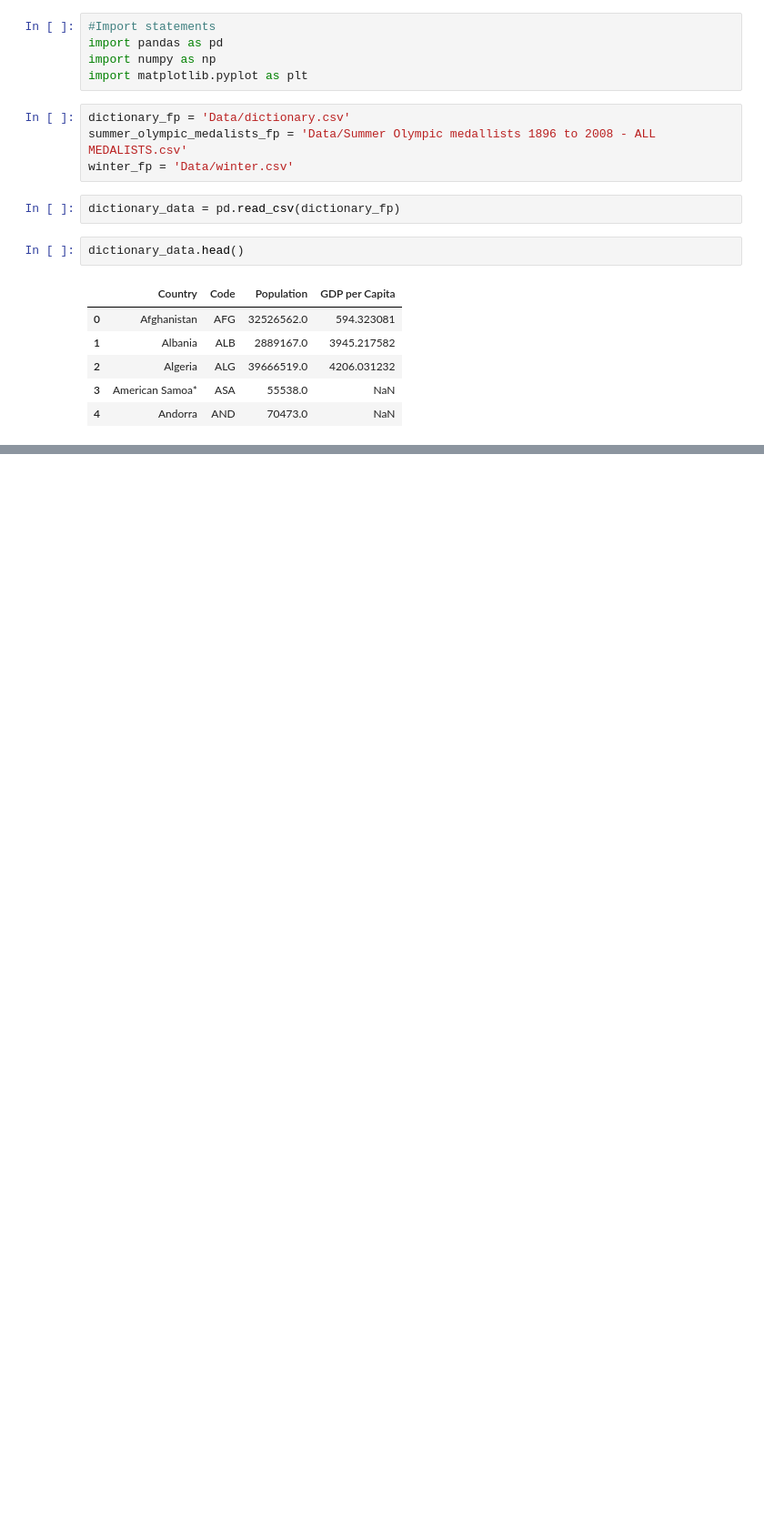
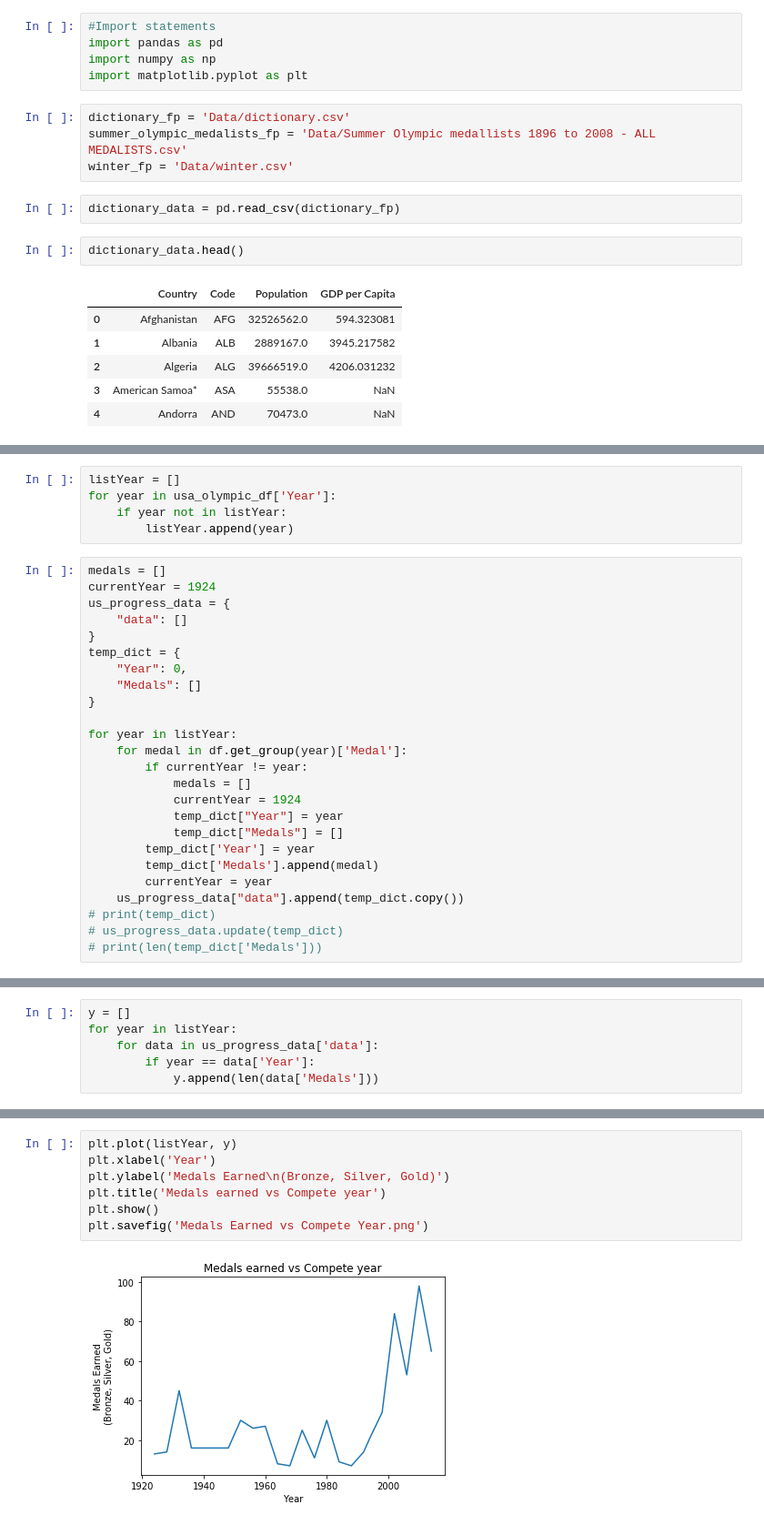
Before and after one commit to brittney-joyce/Olympic-Data-Analysis, a Jupyter notebook: main-notebook.ipynb, the cells around one changed output, grey strips where cells are left out. Shown: that part at 91% size. Saved outputs shown, nothing was run; the diff lists cells and outputs as text; blank space fills up the shorter version.

Commit message:
Analyzed US Progress graphs complete

```diff
--- a/main-notebook.ipynb
+++ b/main-notebook.ipynb
@@ -159,0 +71,30 @@ for medal in df.get_group(1924)['Medal']:
+# %%
+listYear = []
+for year in usa_olympic_df['Year']:
+    if year not in listYear:
+        listYear.append(year)
+# %%
+medals = []
+currentYear = 1924
+us_progress_data = {
+    "data": []
+}
+temp_dict = {
+    "Year": 0,
+    "Medals": []
+}
+
+for year in listYear:
+    for medal in df.get_group(year)['Medal']:
+        if currentYear != year:
+            medals = []
+            currentYear = 1924
+            temp_dict["Year"] = year
+            temp_dict["Medals"] = []
+        temp_dict['Year'] = year
+        temp_dict['Medals'].append(medal)
+        currentYear = year
+    us_progress_data["data"].append(temp_dict.copy())
+# print(temp_dict)
+# us_progress_data.update(temp_dict)
+# print(len(temp_dict['Medals']))
@@ -159,0 +126,6 @@ for medal in df.get_group(1924)['Medal']:
+# %%
+y = []
+for year in listYear:
+    for data in us_progress_data['data']:
+        if year == data['Year']:
+            y.append(len(data['Medals']))
@@ -159,0 +138,9 @@ for medal in df.get_group(1924)['Medal']:
+# %%
+plt.plot(listYear, y)
+plt.xlabel('Year')
+plt.ylabel('Medals Earned\n(Bronze, Silver, Gold)')
+plt.title('Medals earned vs Compete year')
+plt.show()
+plt.savefig('Medals Earned vs Compete Year.png')
+# %% [output]
+[figure, added]
```
Also changed, not shown: parts of 10 cells of this notebook, 2 other files.
